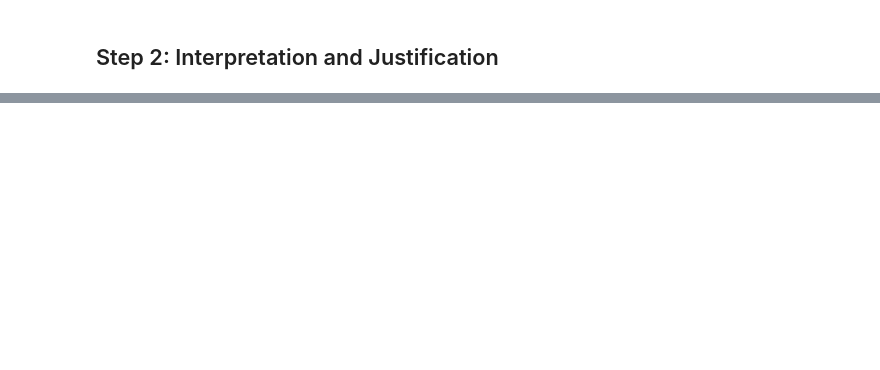
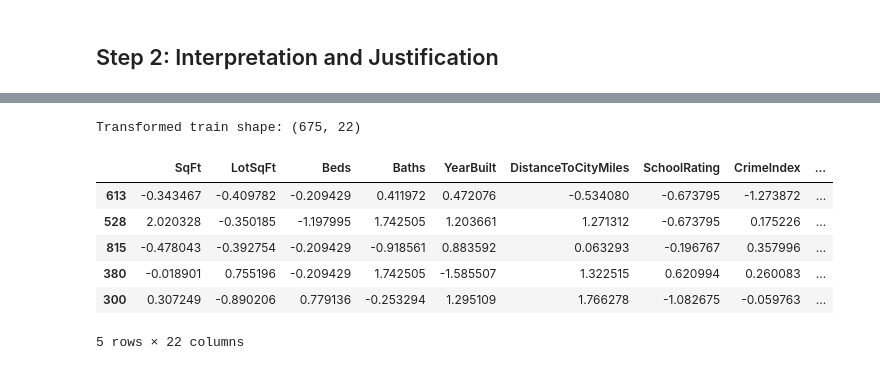
Before and after one commit to bhushanm007/Python_Project, a Jupyter notebook: Data_Mining/Real_Estate/Bhushan_More_IST660_IA4.ipynb, the cells around one changed output, grey strips where cells are left out. Drawn from its saved outputs; the diff is of its cells as text; code cells hidden in the pictures; blank space fills up the shorter version.

Commit message:
Real Estate Preprocessing Pipeline

```diff
--- a/Data_Mining/Real_Estate/Bhushan_More_IST660_IA4.ipynb
+++ b/Data_Mining/Real_Estate/Bhushan_More_IST660_IA4.ipynb
@@ -214,0 +410,35 @@ The check for duplicates confirmed 0 duplicate rows and 900 unique ListingID ent
+# %%
+
+# Inspect Transformed Data & Feature Names
+
+# 1) Fit on TRAIN, transform TRAIN and TEST
+X_train_t = preprocess.fit_transform(X_train)
+X_test_t  = preprocess.transform(X_test)
+
+# 2) Build feature names after preprocessing
+feature_names = []
+feature_names.extend(numeric_cols)
+
+if categorical_cols:
+    ohe = preprocess.named_transformers_["cat"].named_steps["onehot"]
+    feature_names.extend(ohe.get_feature_names_out(categorical_cols).tolist())
+
+# 3) Convert transformed matrices into DataFrames for inspection
+X_train_t_df = pd.DataFrame(X_train_t, columns=feature_names, index=X_train.index)
+X_test_t_df  = pd.DataFrame(X_test_t,  columns=feature_names, index=X_test.index)
+
+print(f"Transformed train shape: {X_train_t_df.shape}")
+display(X_train_t_df.head())
+
+# Save to CSV as per sample file instructions
+X_train_t_df.to_csv("X_train_transformed.csv", index=False)
+X_test_t_df.to_csv("X_test_transformed.csv", index=False)
+# %% [output]
+Transformed train shape: (675, 22)
+|  | SqFt | LotSqFt | Beds | Baths | YearBuilt | DistanceToCityMiles | SchoolRating | CrimeIndex | ... |
+| 613 | -0.343467 | -0.409782 | -0.209429 | 0.411972 | 0.472076 | -0.534080 | -0.673795 | -1.273872 | ... |
+| 528 | 2.020328 | -0.350185 | -1.197995 | 1.742505 | 1.203661 | 1.271312 | -0.673795 | 0.175226 | ... |
+| 815 | -0.478043 | -0.392754 | -0.209429 | -0.918561 | 0.883592 | 0.063293 | -0.196767 | 0.357996 | ... |
+| 380 | -0.018901 | 0.755196 | -0.209429 | 1.742505 | -1.585507 | 1.322515 | 0.620994 | 0.260083 | ... |
+| 300 | 0.307249 | -0.890206 | 0.779136 | -0.253294 | 1.295109 | 1.766278 | -1.082675 | -0.059763 | ... |
+5 rows × 22 columns
```
Also changed, not shown: parts of 12 cells of this notebook.
